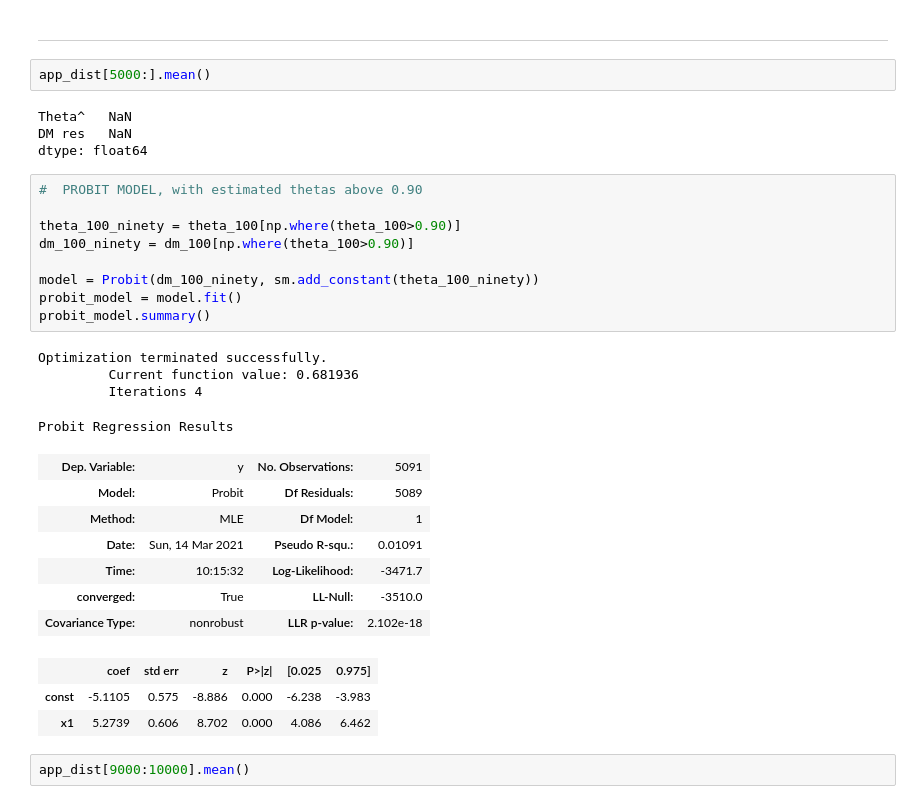
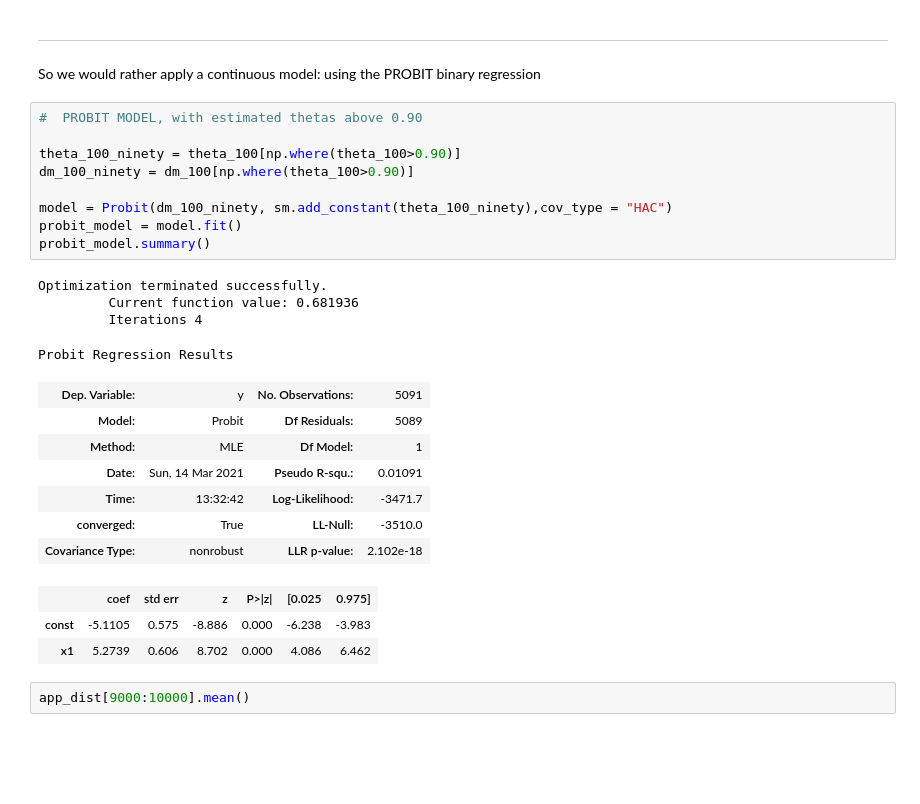
Before and after one commit to GeorgeHockey/metrics-formal-coursework, a Jupyter notebook: problem_2_v2.ipynb, the cells around one changed output. Cells and saved outputs as stored; diff of their text form; blank space fills up the shorter version.

```diff
--- a/problem_2_v2.ipynb
+++ b/problem_2_v2.ipynb
@@ -217,31 +195,27 @@ plot(sort_app_dist["DM res"])
 -------
 # %% [markdown]
 ------
-# %%
-app_dist[5000:].mean()
-# %% [output]
-Theta^   NaN
-DM res   NaN
-dtype: float64
+# %% [markdown]
+So we would rather apply a continuous model: using the PROBIT binary regression
 # %%
 #  PROBIT MODEL, with estimated thetas above 0.90
 
 theta_100_ninety = theta_100[np.where(theta_100>0.90)]
 dm_100_ninety = dm_100[np.where(theta_100>0.90)]
 
-model = Probit(dm_100_ninety, sm.add_constant(theta_100_ninety))
+model = Probit(dm_100_ninety, sm.add_constant(theta_100_ninety),cov_type = "HAC")
 probit_model = model.fit()
 probit_model.summary()
 # %% [output]
 Optimization terminated successfully.
          Current function value: 0.681936
          Iterations 4
 Probit Regression Results
 | Dep. Variable: | y | No. Observations: | 5091 |
 | Model: | Probit | Df Residuals: | 5089 |
 | Method: | MLE | Df Model: | 1 |
 | Date: | Sun, 14 Mar 2021 | Pseudo R-squ.: | 0.01091 |
-| Time: | 10:15:32 | Log-Likelihood: | -3471.7 |
+| Time: | 13:32:42 | Log-Likelihood: | -3471.7 |
 | converged: | True | LL-Null: | -3510.0 |
 | Covariance Type: | nonrobust | LLR p-value: | 2.102e-18 |
 |  | coef | std err | z | P>|z| | [0.025 | 0.975] |
```
Also changed, not shown: parts of 27 cells of this notebook.
